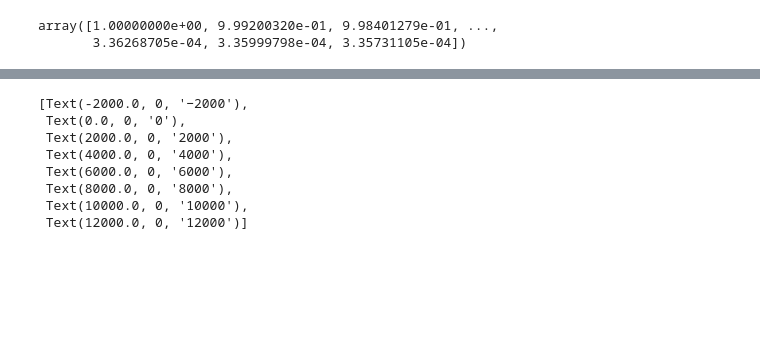
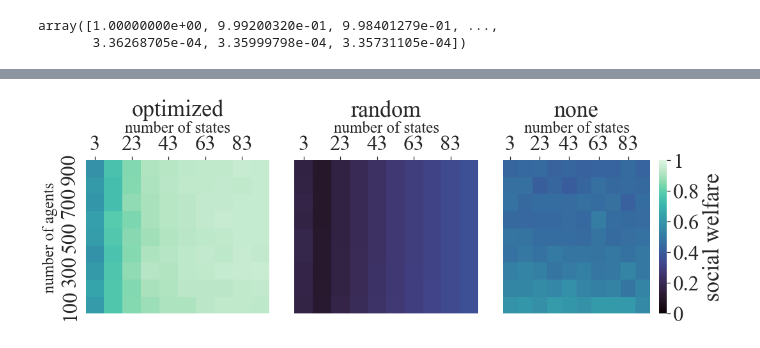
Before and after one commit to CCarissimo/manipulateRL, a Jupyter notebook: plotting.ipynb, the cells around one changed output, grey strips where cells are left out. Drawn from its saved outputs; the diff is of its cells as text; code cells hidden in the pictures; blank space fills up the shorter version.

```diff
--- a/plotting.ipynb
+++ b/plotting.ipynb
@@ -101,11 +91,0 @@ AttributeError: 'XAxis' object has no attribute 'get_ticks'
-# %%
-ax.get_xticklabels()
-# %% [output]
-[Text(-2000.0, 0, '−2000'),
- Text(0.0, 0, '0'),
- Text(2000.0, 0, '2000'),
- Text(4000.0, 0, '4000'),
- Text(6000.0, 0, '6000'),
- Text(8000.0, 0, '8000'),
- Text(10000.0, 0, '10000'),
- Text(12000.0, 0, '12000')]
@@ -115,3 +93,10 @@ ax2.set_xticks(np.linspace(ax2.get_xticks()[0], ax2.get_xticks()[-1], len(ax1.ge
 import pandas as pd
 # %%
 import pickle
+# %%
+heatdata = pd.read_csv("results/dataframe.csv")
+# %%
+mean = heatdata.groupby(["recommender_type", "n_agents", "n_states"]).mean()
+heatmap_none = pd.pivot_table(data=mean.loc["none"], values="T_mean", index="n_agents", columns="n_states")
+heatmap_optimized = pd.pivot_table(data=mean.loc["optimized"], values="T_mean", index="n_agents", columns="n_states")
+heatmap_random = pd.pivot_table(data=mean.loc["random"], values="T_mean", index="n_agents", columns="n_states")
@@ -118,3 +110,41 @@ import pickle
+# %%
+fig, ax = plt.subplots(ncols=3, figsize=(16,6), sharex=True)
+
+sns.heatmap(ax=ax[0], data=heatmap_optimized, vmin=-2, vmax=-1.5, cbar=None, cmap="mako")
+sns.heatmap(ax=ax[1], data=heatmap_random, vmin=-2, vmax=-1.5, cbar=None, cmap="mako")
+sns.heatmap(ax=ax[2], data=heatmap_none, vmin=-2, vmax=-1.5, cmap="mako",
+            cbar_kws={'ticks': [-2, -1.9, -1.8, -1.7, -1.6, -1.5], 'label': "social welfare"})
+ax[2].collections[0].colorbar.set_ticklabels(["0", "0.2", "0.4", "0.6", "0.8", "1"])
+
+ax[0].invert_yaxis()
+ax[1].invert_yaxis()
+ax[2].invert_yaxis()
+
+ax[0].set_title("optimized")
+ax[1].set_title("random")
+ax[2].set_title("none")
+
+ax[0].xaxis.tick_top()
+ax[1].xaxis.tick_top()
+ax[2].xaxis.tick_top()
+ax[1].set_yticks([])
+ax[2].set_yticks([])
+
+ax[1].set_ylabel("")
+ax[2].set_ylabel("")
+ax[0].set_ylabel("number of agents", fontsize=25)
+ax[0].set_xlabel("number of states", fontsize=25)
+ax[0].xaxis.set_label_position('top')
+ax[1].set_xlabel("number of states", fontsize=25)
+ax[1].xaxis.set_label_position('top')
+ax[2].set_xlabel("number of states", fontsize=25)
+ax[2].xaxis.set_label_position('top')
+
+# plt.xlabel("test")
+plt.tight_layout()
+plt.savefig("plots/heatmap.png", bbox_inches="tight", dpi=100)
+# %% [output]
+[figure, added]
 # %%
 with open("results/timeseries.pkl", "rb") as file:
     data = pickle.load(file)
```
Also changed, not shown: parts of 10 cells of this notebook.
